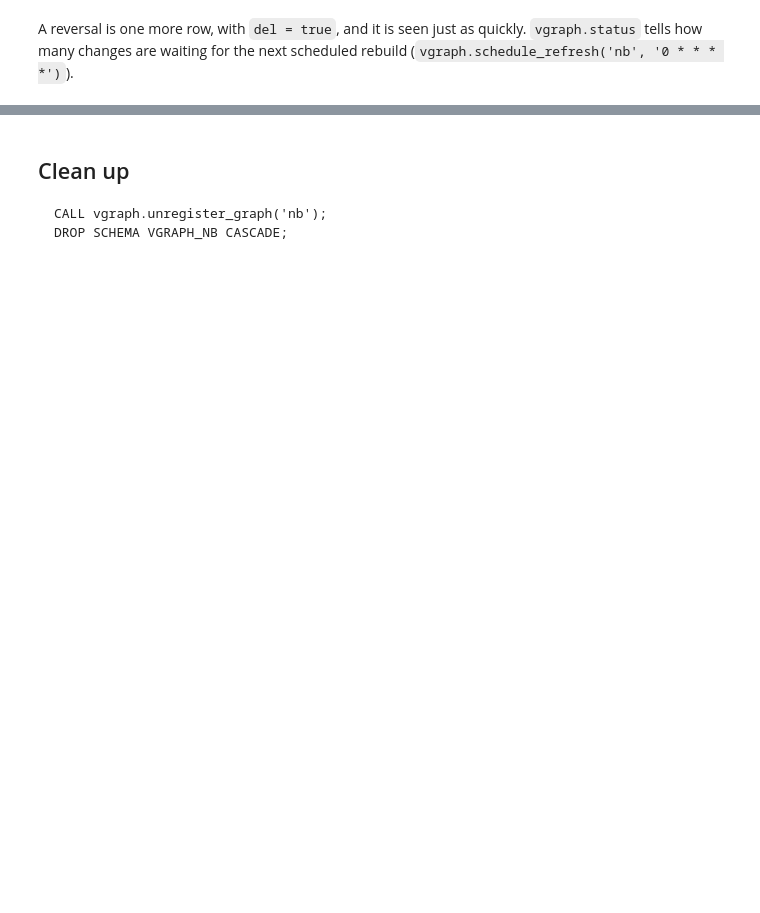
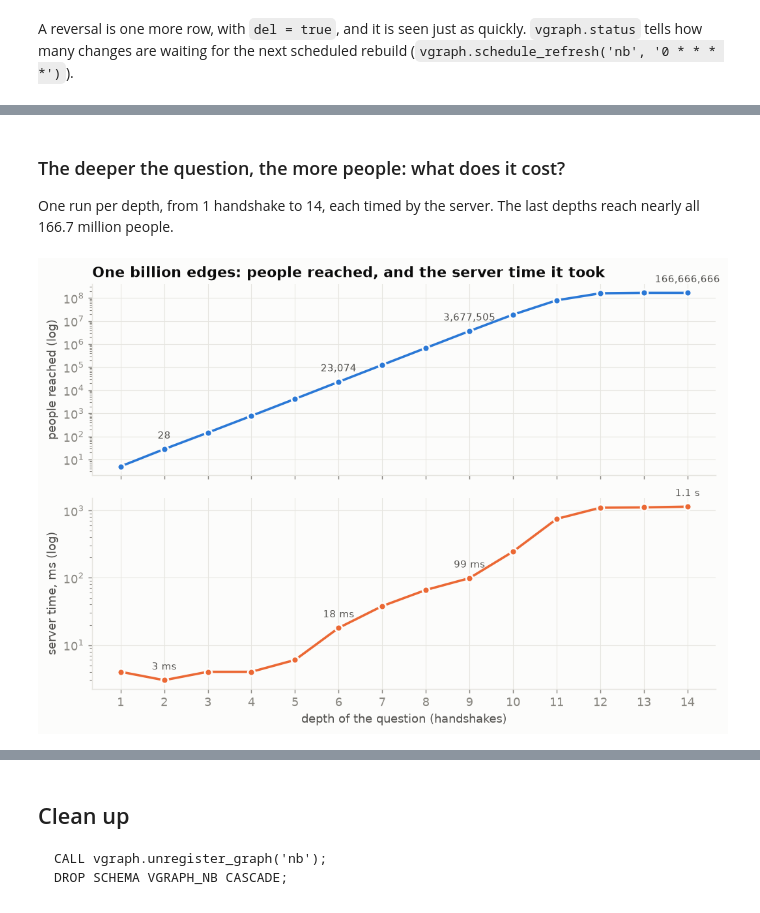
Before and after one commit to mogomo/vertica-graph-udx, a Jupyter notebook: notebook/vgraph_demo.ipynb, the cells around one changed output, grey strips where cells are left out. Cells and saved outputs as stored; diff of their text form; code cells hidden in the pictures; blank space fills up the shorter version.

```diff
--- a/notebook/vgraph_demo.ipynb
+++ b/notebook/vgraph_demo.ipynb
@@ -404,0 +417,27 @@ else:
+# %% [markdown]
+### The deeper the question, the more people: what does it cost?
+
+One run per depth, from 1 handshake to 14, each timed by the server. The last depths reach nearly all
+166.7 million people.
+# %%
+if have_big:
+    sweep = []
+    for d in range(1, 15):
+        r, ms = count_big(d)
+        sweep.append({"depth": d, "people": int(r.nodes.sum()), "ms": max(int(ms), 1)})
+    sweep = pd.DataFrame(sweep)
+    fig, (top, bottom) = plt.subplots(2, 1, figsize=(9.5, 6.2), sharex=True, gridspec_kw={"hspace": 0.12})
+    top.plot(sweep.depth, sweep.people, color=BLUE, lw=2, marker="o", ms=6, mec=SURFACE, mew=1.5)
+    top.set_yscale("log"); top.set_ylabel("people reached (log)"); top.set_title("One billion edges: people reached, and the server time it took")
+    for d in (2, 6, 9, 14):
+        row = sweep[sweep.depth == d].iloc[0]
+        top.annotate(f"{row.people:,}", (d, row.people), xytext=(0, 9), textcoords="offset points", ha="center", fontsize=8.5, color=INK2)
+    bottom.plot(sweep.depth, sweep.ms, color=ORANGE, lw=2, marker="o", ms=6, mec=SURFACE, mew=1.5)
+    bottom.set_yscale("log"); bottom.set_ylabel("server time, ms (log)"); bottom.set_xlabel("depth of the question (handshakes)")
+    for d in (2, 6, 9, 14):
+        row = sweep[sweep.depth == d].iloc[0]
+        bottom.annotate(human(row.ms), (d, row.ms), xytext=(0, 9), textcoords="offset points", ha="center", fontsize=8.5, color=INK2)
+    bottom.set_xticks(sweep.depth); plt.show()
+    sweep.T
+# %% [output]
+[figure, added]
```
Also changed, not shown: parts of 19 cells of this notebook.
